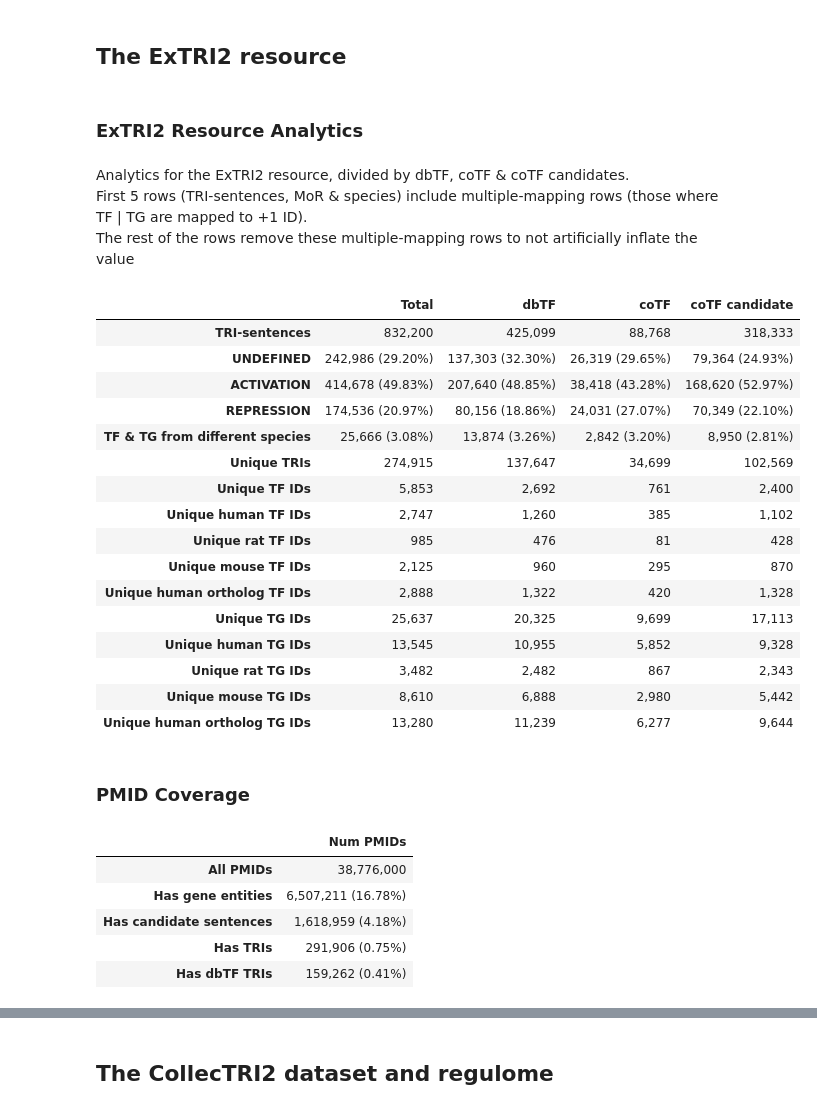
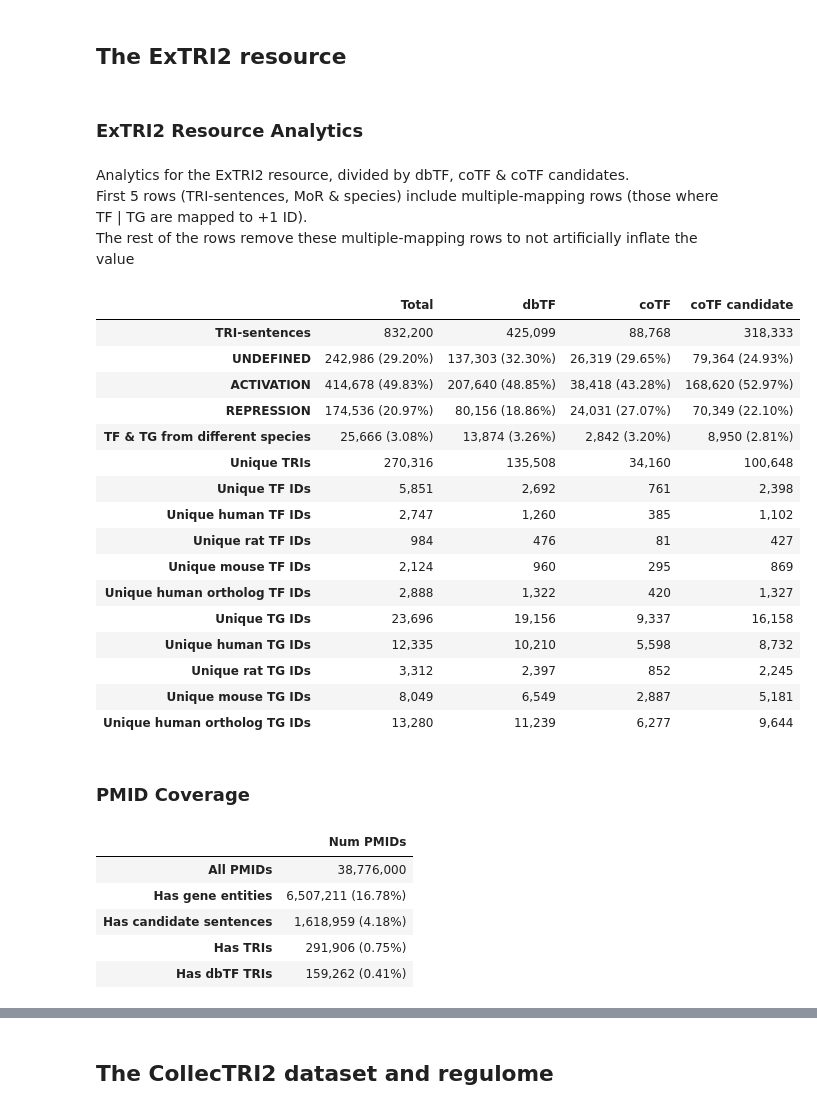
Before and after one commit to Rbbt-Workflows/ExTRI2, a Jupyter notebook: analysis/repo_to_paper.ipynb, the cells around one changed output, grey strips where cells are left out. Drawn from its saved outputs; the diff is of its cells as text; code cells hidden in the pictures.

```diff
--- a/analysis/repo_to_paper.ipynb
+++ b/analysis/repo_to_paper.ipynb
@@ -879,7 +878,7 @@ def display_extri2_resource_analytics(ExTRI2_df, dbTF_df, coTF_df, coTF_cand_df)
         analytics['TF & TG from different species'] = f"{diff_species_m.sum():,} ({diff_species_m.sum() / len(df):.2%})"
 
         # --- ANALYTICS ONLY FOR THE SINGLE-MAPPING SUBSET
-        df = df[~((df['TF Id'].str.contains(';')) | (df['TF Id'].str.contains(';')))]
+        df = df[~((df['TF Id'].str.contains(';')) | (df['TG Id'].str.contains(';')))]
 
         analytics['Unique TRIs'] = f"{df['TRI Id'].nunique():,}"
 
@@ -909,43 +908,43 @@ def display_pmid_coverage(final_df, dbTF_df):
     for chunk in candidate_sents:
         PMIDs = chunk['#SentenceID'].apply(lambda row: row.split(':')[1])
         candidate_PMIDs.update(PMIDs)
 
     has_TRIs = final_df['PMID'].nunique()
     has_dbTF_TRIs = dbTF_df['PMID'].nunique()
 
     h3("PMID Coverage")
     analytics = {}
     analytics['All PMIDs'] = f"{all_pmids:,}"
     analytics['Has gene entities'] = f"{has_gene_entities:,} ({has_gene_entities / all_pmids:.2%})"
     analytics['Has candidate sentences'] = f"{len(candidate_PMIDs):,} ({len(candidate_PMIDs) / all_pmids:.2%})"
     analytics['Has TRIs'] = f"{has_TRIs:,} ({has_TRIs / all_pmids:.2%})"
     analytics['Has dbTF TRIs'] = f"{has_dbTF_TRIs:,} ({has_dbTF_TRIs / all_pmids:.2%})"
 
     analysis_df = pd.DataFrame.from_dict(analytics, orient='index', columns=['Num PMIDs'])
     # analysis_df.to_excel('tables_figs/table_1.xlsx')
     display(analysis_df)
 
 display_extri2_resource_analytics(ExTRI2_df, dbTF_df, coTF_df, coTF_cand_df)
 display_pmid_coverage(ExTRI2_df, dbTF_df)
 # %% [output]
 <h3>ExTRI2 Resource Analytics</h3>
 Analytics for the ExTRI2 resource, divided by dbTF, coTF & coTF candidates.<br>First 5 rows (TRI-sentences, MoR & species) include multiple-mapping rows (those where TF | TG are mapped to +1 ID).<br>The rest of the rows remove these multiple-mapping rows to not artificially inflate the value
 |  | Total | dbTF | coTF | coTF candidate |
 | TRI-sentences | 832,200 | 425,099 | 88,768 | 318,333 |
 | UNDEFINED | 242,986 (29.20%) | 137,303 (32.30%) | 26,319 (29.65%) | 79,364 (24.93%) |
 | ACTIVATION | 414,678 (49.83%) | 207,640 (48.85%) | 38,418 (43.28%) | 168,620 (52.97%) |
 | REPRESSION | 174,536 (20.97%) | 80,156 (18.86%) | 24,031 (27.07%) | 70,349 (22.10%) |
 | TF & TG from different species | 25,666 (3.08%) | 13,874 (3.26%) | 2,842 (3.20%) | 8,950 (2.81%) |
-| Unique TRIs | 274,915 | 137,647 | 34,699 | 102,569 |
-| Unique TF IDs | 5,853 | 2,692 | 761 | 2,400 |
+| Unique TRIs | 270,316 | 135,508 | 34,160 | 100,648 |
+| Unique TF IDs | 5,851 | 2,692 | 761 | 2,398 |
 | Unique human TF IDs | 2,747 | 1,260 | 385 | 1,102 |
-| Unique rat TF IDs | 985 | 476 | 81 | 428 |
-| Unique mouse TF IDs | 2,125 | 960 | 295 | 870 |
-| Unique human ortholog TF IDs | 2,888 | 1,322 | 420 | 1,328 |
-| Unique TG IDs | 25,637 | 20,325 | 9,699 | 17,113 |
-| Unique human TG IDs | 13,545 | 10,955 | 5,852 | 9,328 |
-| Unique rat TG IDs | 3,482 | 2,482 | 867 | 2,343 |
-| Unique mouse TG IDs | 8,610 | 6,888 | 2,980 | 5,442 |
+| Unique rat TF IDs | 984 | 476 | 81 | 427 |
+| Unique mouse TF IDs | 2,124 | 960 | 295 | 869 |
+| Unique human ortholog TF IDs | 2,888 | 1,322 | 420 | 1,327 |
+| Unique TG IDs | 23,696 | 19,156 | 9,337 | 16,158 |
+| Unique human TG IDs | 12,335 | 10,210 | 5,598 | 8,732 |
+| Unique rat TG IDs | 3,312 | 2,397 | 852 | 2,245 |
+| Unique mouse TG IDs | 8,049 | 6,549 | 2,887 | 5,181 |
 | Unique human ortholog TG IDs | 13,280 | 11,239 | 6,277 | 9,644 |
 <h3>PMID Coverage</h3>
 |  | Num PMIDs |
```
Also changed, not shown: parts of 7 cells of this notebook, 3 other files.
